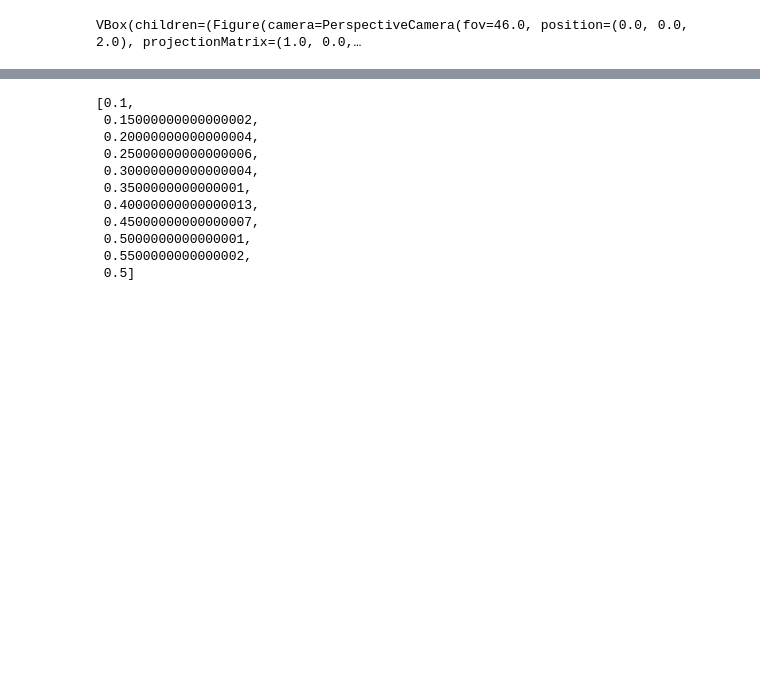
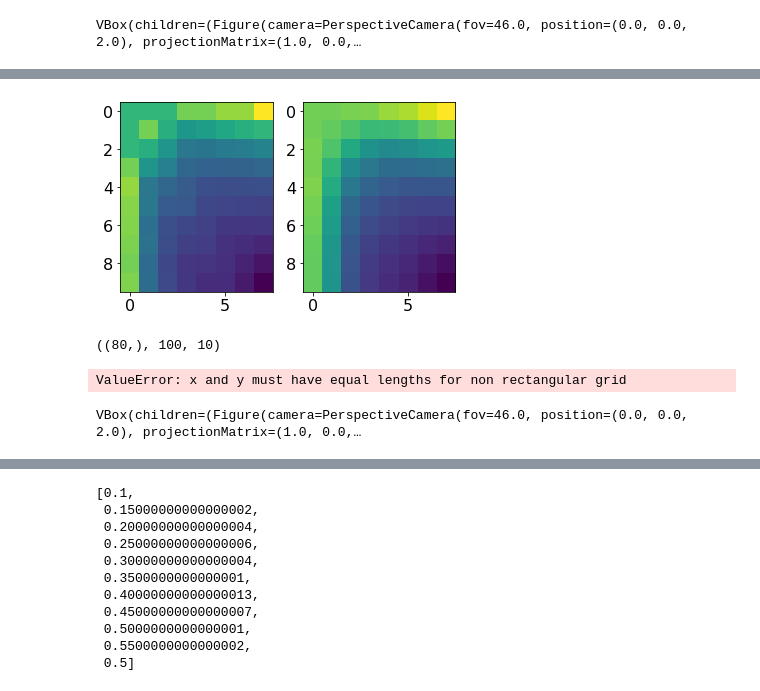
Before and after one commit to raalesir/segregation, a Jupyter notebook: Untitled.ipynb, the cells around one changed output, grey strips where cells are left out. Drawn from its saved outputs; the diff is of its cells as text; code cells hidden in the pictures; blank space fills up the shorter version.

```diff
--- a/Untitled.ipynb
+++ b/Untitled.ipynb
@@ -898,21 +904,35 @@ from scipy import interpolate
 # z = np.sin(xx**2+yy**2)
 
 ttt = aggregated[aggregated['x']<9]
-ttt = ttt[ttt['x']>1]
-ttt= ttt.reset_index()
+ttt = ttt[ttt['x']>0]
+ttt= ttt.reset_index(drop=True)
+print(ttt.columns)
+
+# adding a row for x=1, y=1, z=2
+r = pd.DataFrame([[1,1,2, -np.log(6)/2, 0.0, 2.0, 2]], columns=list(ttt.columns))
+ttt = r.append(ttt)
+ttt= ttt.reset_index(drop=True)
+
 print(ttt)
+
+#  for all n=2 fix free energy to -np.log(6)/2
+
+ttt['en_mean'][ttt['n'] == 2.0] = -np.log(6)/2
+ttt['en_mean'][ttt['n'] == 4.0] = -np.log(24)/4
+
 
 # healing
 for nan_index in np.where(ttt['en_mean'] != ttt['en_mean'])[0]:
     print(nan_index)
     ttt['en_mean'][nan_index] =  2*ttt['en_mean'][nan_index-1] - ttt['en_mean'][nan_index-2]
 
-
+# print(ttt)
 x = ttt['x'].unique()
-y = ttt['area'].unique()
+y = np.sort(ttt['area'].unique())
 z = ttt['en_mean']
-print(len(x), len(y))
+print(len(x), len(y), len(z))
+print(x,y,z)
 f = interpolate.interp2d(x, y, z, kind='linear')
 
-x,y,z
+print(ttt)
 # %% [output]
@@ -979,3 +1018,46 @@ VBox(children=(Figure(camera=PerspectiveCamera(fov=46.0, position=(0.0, 0.0, 2.0
+# %%
+z.shape
+fig = plt.figure()
+
+vals = z.values.reshape(8,10).T
+smoothed = ndimage.uniform_filter(vals, size=3)
+ax1 = fig.add_subplot(121)  # left side
+ax2 = fig.add_subplot(122)  # ri
+ax1.imshow(vals)
+ax2.imshow(smoothed)
+#
+plt.show()
+# %% [output]
+[figure, added]
+# %%
+vals.flatten().shape, len(x), len(y)
+# %% [output]
+((80,), 100, 10)
+# %%
+f = interpolate.interp2d(x, y, vals.T.flatten(), kind='linear')
+
+x_new = np.linspace(1,8,100)
+s_new = np.linspace(2,36,100)
+en_new_smoothed = f(x_new, s_new)
+
+XX, YY = np.meshgrid(x_new, s_new)
+# %% [output]
+ValueError: x and y must have equal lengths for non rectangular grid
+# %%
+ipv.figure()
+ipv.plot_surface(X, vals, Y, color="orange")
+# ipv.plot_wireframe(X, smoothed, Y, color='blue')
+ipv.plot_wireframe(XX, en_new_smoothed, YY, color='blue')
+
+ipv.ylim(-1.5,-.5)
+ipv.xlabel('x')
+ipv.ylabel('free energy')
+ipv.zlabel('area S')
+ipv.show()
+
+# vals.T, nans
+# %% [output]
+VBox(children=(Figure(camera=PerspectiveCamera(fov=46.0, position=(0.0, 0.0, 2.0), projectionMatrix=(1.0, 0.0,…
 # %%
 # np.where(XX == 8.0), np.where(YY >= 19.8), YY.shape
 i1 = np.abs(x_new-8.0).argmin()#%XX.shape[0]
```
Also changed, not shown: parts of 56 cells of this notebook, 1 other file.
